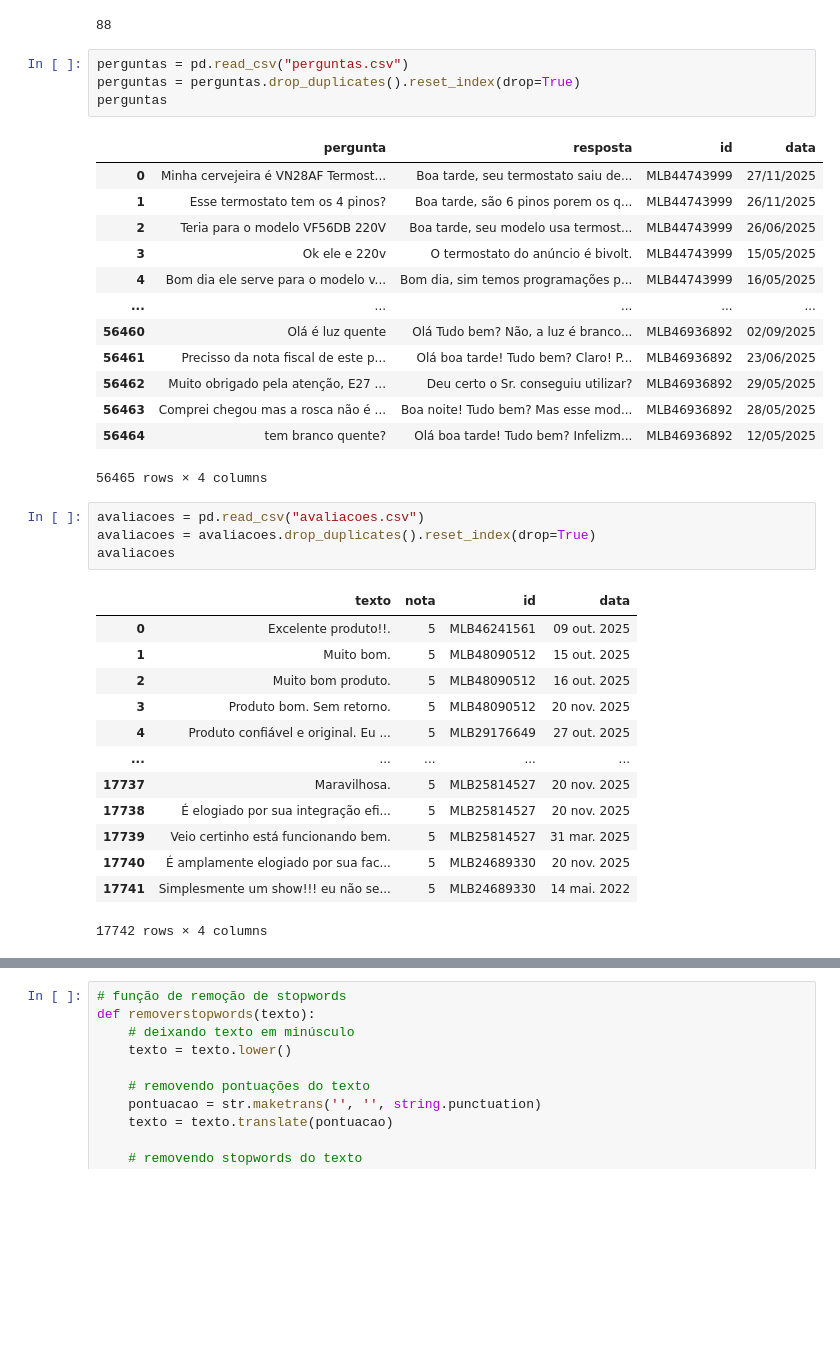
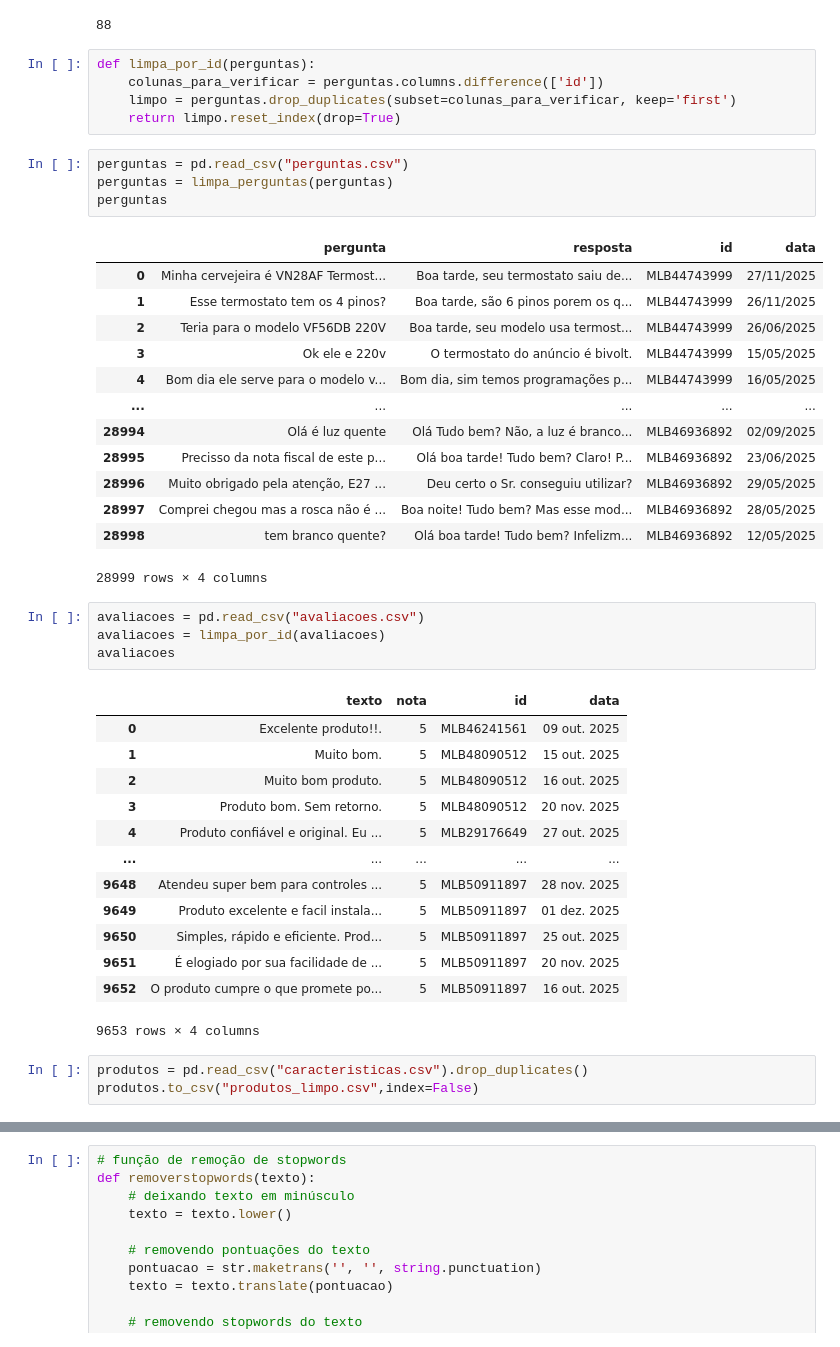
Before and after one commit to JBradachi/tp-nlp, a Jupyter notebook: trabalhoNLP_2.ipynb, the cells around one changed output, grey strips where cells are left out. Saved outputs shown, nothing was run; the diff lists cells and outputs as text; blank space fills up the shorter version.

```diff
--- a/trabalhoNLP_2.ipynb
+++ b/trabalhoNLP_2.ipynb
@@ -135,9 +137,14 @@ objects_list = [
 len(objects_list)
 # %% [output]
 88
+# %%
+def limpa_por_id(perguntas):
+    colunas_para_verificar = perguntas.columns.difference(['id'])
+    limpo = perguntas.drop_duplicates(subset=colunas_para_verificar, keep='first')
+    return limpo.reset_index(drop=True)
 # %%
 perguntas = pd.read_csv("perguntas.csv")
-perguntas = perguntas.drop_duplicates().reset_index(drop=True)
+perguntas = limpa_perguntas(perguntas)
 perguntas
 # %% [output]
 |  | pergunta | resposta | id | data |
@@ -147,27 +154,30 @@ perguntas
 | 3 | Ok ele e 220v | O termostato do anúncio é bivolt. | MLB44743999 | 15/05/2025 |
 | 4 | Bom dia ele serve para o modelo v... | Bom dia, sim temos programações p... | MLB44743999 | 16/05/2025 |
 | ... | ... | ... | ... | ... |
-| 56460 | Olá é luz quente | Olá Tudo bem? Não, a luz é branco... | MLB46936892 | 02/09/2025 |
-| 56461 | Precisso da nota fiscal de este p... | Olá boa tarde! Tudo bem? Claro! P... | MLB46936892 | 23/06/2025 |
-| 56462 | Muito obrigado pela atenção, E27 ... | Deu certo o Sr. conseguiu utilizar? | MLB46936892 | 29/05/2025 |
-| 56463 | Comprei chegou mas a rosca não é ... | Boa noite! Tudo bem? Mas esse mod... | MLB46936892 | 28/05/2025 |
-| 56464 | tem branco quente? | Olá boa tarde! Tudo bem? Infelizm... | MLB46936892 | 12/05/2025 |
+| 28994 | Olá é luz quente | Olá Tudo bem? Não, a luz é branco... | MLB46936892 | 02/09/2025 |
+| 28995 | Precisso da nota fiscal de este p... | Olá boa tarde! Tudo bem? Claro! P... | MLB46936892 | 23/06/2025 |
+| 28996 | Muito obrigado pela atenção, E27 ... | Deu certo o Sr. conseguiu utilizar? | MLB46936892 | 29/05/2025 |
+| 28997 | Comprei chegou mas a rosca não é ... | Boa noite! Tudo bem? Mas esse mod... | MLB46936892 | 28/05/2025 |
+| 28998 | tem branco quente? | Olá boa tarde! Tudo bem? Infelizm... | MLB46936892 | 12/05/2025 |
-56465 rows × 4 columns
+28999 rows × 4 columns
 # %%
 avaliacoes = pd.read_csv("avaliacoes.csv")
-avaliacoes = avaliacoes.drop_duplicates().reset_index(drop=True)
+avaliacoes = limpa_por_id(avaliacoes)
 avaliacoes
 # %% [output]
 |  | texto | nota | id | data |
 | 0 | Excelente produto!!. | 5 | MLB46241561 | 09 out. 2025 |
 | 1 | Muito bom. | 5 | MLB48090512 | 15 out. 2025 |
 | 2 | Muito bom produto. | 5 | MLB48090512 | 16 out. 2025 |
 | 3 | Produto bom. Sem retorno. | 5 | MLB48090512 | 20 nov. 2025 |
 | 4 | Produto confiável e original. Eu ... | 5 | MLB29176649 | 27 out. 2025 |
 | ... | ... | ... | ... | ... |
-| 17737 | Maravilhosa. | 5 | MLB25814527 | 20 nov. 2025 |
-| 17738 | É elogiado por sua integração efi... | 5 | MLB25814527 | 20 nov. 2025 |
-| 17739 | Veio certinho está funcionando bem. | 5 | MLB25814527 | 31 mar. 2025 |
-| 17740 | É amplamente elogiado por sua fac... | 5 | MLB24689330 | 20 nov. 2025 |
-| 17741 | Simplesmente um show!!! eu não se... | 5 | MLB24689330 | 14 mai. 2022 |
+| 9648 | Atendeu super bem para controles ... | 5 | MLB50911897 | 28 nov. 2025 |
+| 9649 | Produto excelente e facil instala... | 5 | MLB50911897 | 01 dez. 2025 |
+| 9650 | Simples, rápido e eficiente. Prod... | 5 | MLB50911897 | 25 out. 2025 |
+| 9651 | É elogiado por sua facilidade de ... | 5 | MLB50911897 | 20 nov. 2025 |
+| 9652 | O produto cumpre o que promete po... | 5 | MLB50911897 | 16 out. 2025 |
-17742 rows × 4 columns
+9653 rows × 4 columns
+# %%
+produtos = pd.read_csv("caracteristicas.csv").drop_duplicates()
+produtos.to_csv("produtos_limpo.csv",index=False)
```
Also changed, not shown: parts of 17 cells of this notebook, 9 other files.
